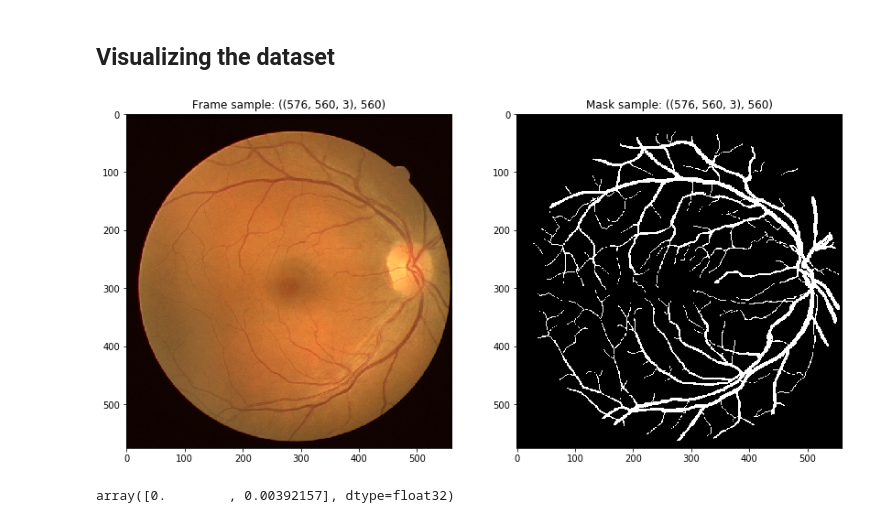
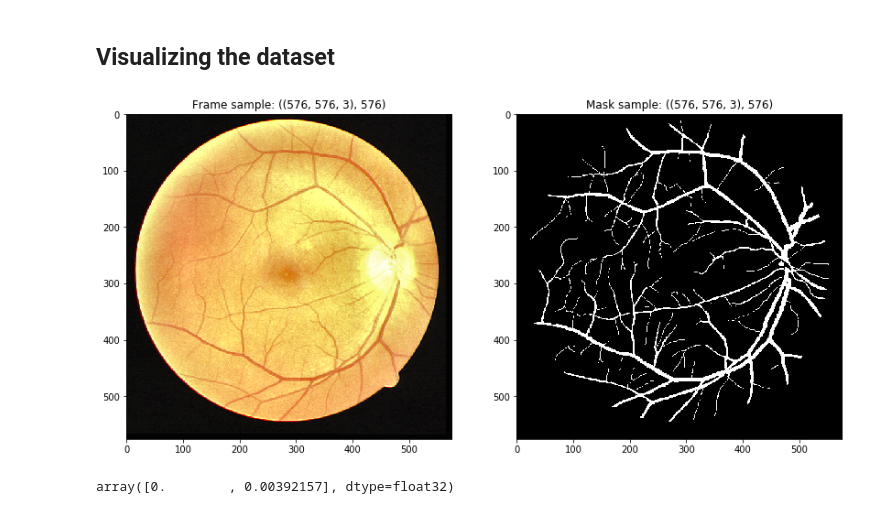
Before and after one commit to naivomah3/seg_framework, a Jupyter notebook: notebooks/preprocessing.ipynb, the cells around one changed output. Drawn from its saved outputs; the diff is of its cells as text; code cells hidden in the pictures.

Commit message:
update visualization

```diff
--- a/notebooks/preprocessing.ipynb
+++ b/notebooks/preprocessing.ipynb
@@ -35,23 +35,23 @@ def get_rand_name(size=30, chars=string.ascii_letters + string.digits):
 # %% [markdown]
 ## Visualizing the dataset
 # %%
-for (frame, mask) in zip(os.listdir(ROOT + 'training/images/'), os.listdir(ROOT + 'training/mask/')):
+for (frame, mask) in zip(os.listdir(ROOT + 'examples/images/'), os.listdir(ROOT + 'examples/mask/')):
     #print(np.unique(color_mask(masks[i])))
     fig = plt.figure(figsize=(14,20))
 
     axs = fig.add_subplot(1,2,1)
-    frame_img = plt.imread(ROOT + 'training/images/' + frame)
+    frame_img = plt.imread(ROOT + 'examples/images/' + frame)
     axs.set_title(f"Frame sample: ({frame_img.shape}, {frame_img.shape[1]})")
     axs.imshow(frame_img )
 
     axs = fig.add_subplot(1,2,2)
-    mask_img = plt.imread(ROOT + 'training/mask/' + frame)
+    mask_img = plt.imread(ROOT + 'examples/mask/' + frame)
     axs.set_title(f"Mask sample: ({mask_img.shape}, {mask_img.shape[1]})")
     #mask_img[:, :] = (mask_img == 1).astype(int)
     axs.imshow(mask_img * 255)
     break
 # %% [output]
-[figure, old version]
+[figure, new version]
 # %%
 np.unique(mask_img)
 # %% [output]
```
Also changed, not shown: parts of 4 cells of this notebook.
